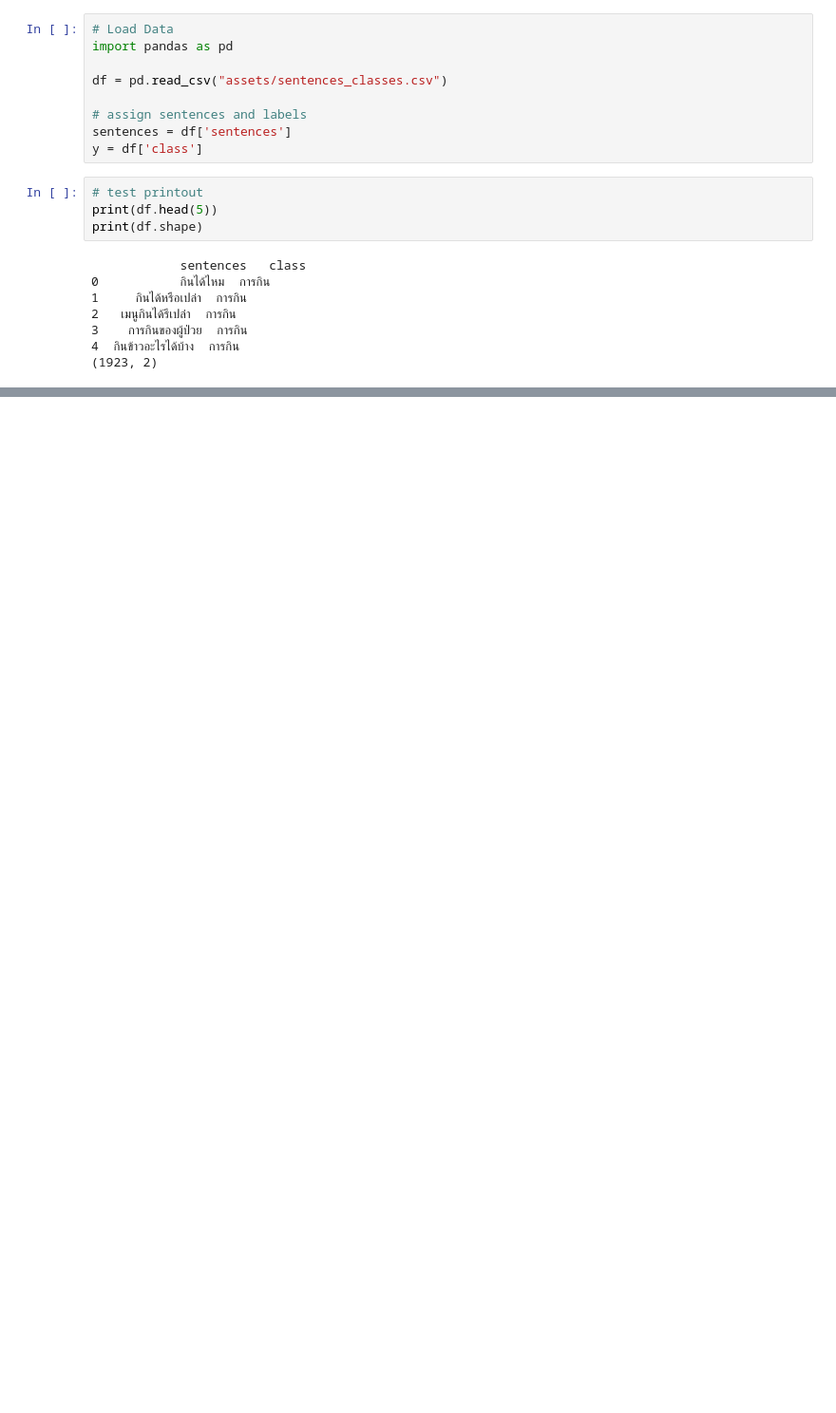
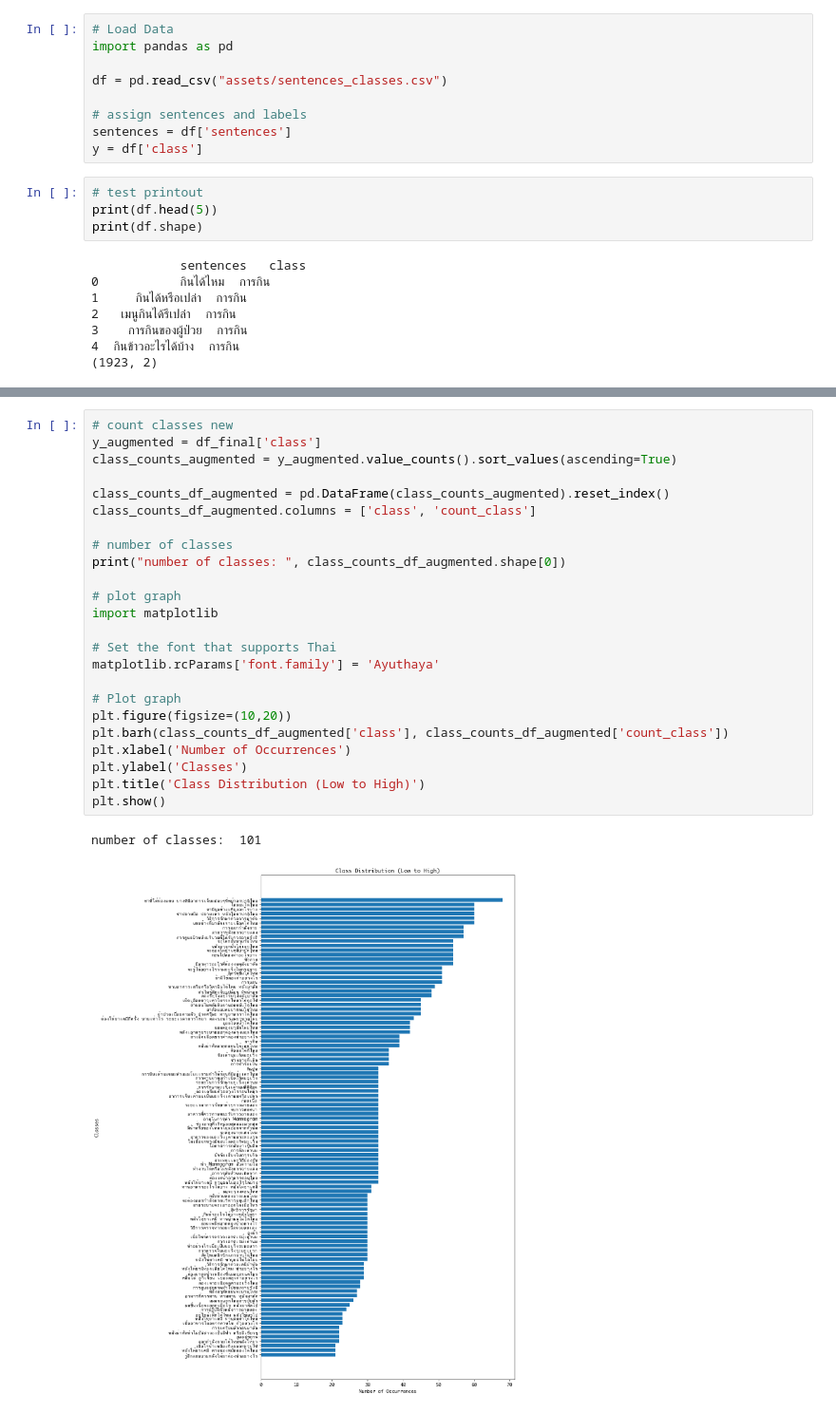
Before and after one commit to fruityty/project-nlp, a Jupyter notebook: 4_Cancer_chatbot.ipynb, the cells around one changed output, grey strips where cells are left out. Shown: that part at 95% size. Saved outputs shown, nothing was run; the diff lists cells and outputs as text; blank space fills up the shorter version.

```diff
--- a/4_Cancer_chatbot.ipynb
+++ b/4_Cancer_chatbot.ipynb
@@ -193,0 +271,27 @@ print(f"Testing Accuracy: {test_acc:.4f}")
+# %%
+# count classes new
+y_augmented = df_final['class']
+class_counts_augmented = y_augmented.value_counts().sort_values(ascending=True)
+
+class_counts_df_augmented = pd.DataFrame(class_counts_augmented).reset_index()
+class_counts_df_augmented.columns = ['class', 'count_class']
+
+# number of classes
+print("number of classes: ", class_counts_df_augmented.shape[0])
+
+# plot graph
+import matplotlib
+
+# Set the font that supports Thai
+matplotlib.rcParams['font.family'] = 'Ayuthaya'
+
+# Plot graph
+plt.figure(figsize=(10,20))
+plt.barh(class_counts_df_augmented['class'], class_counts_df_augmented['count_class'])
+plt.xlabel('Number of Occurrences')
+plt.ylabel('Classes')
+plt.title('Class Distribution (Low to High)')
+plt.show()
+# %% [output]
+number of classes:  101
+[figure, added]
```
Also changed, not shown: parts of 9 cells of this notebook.
